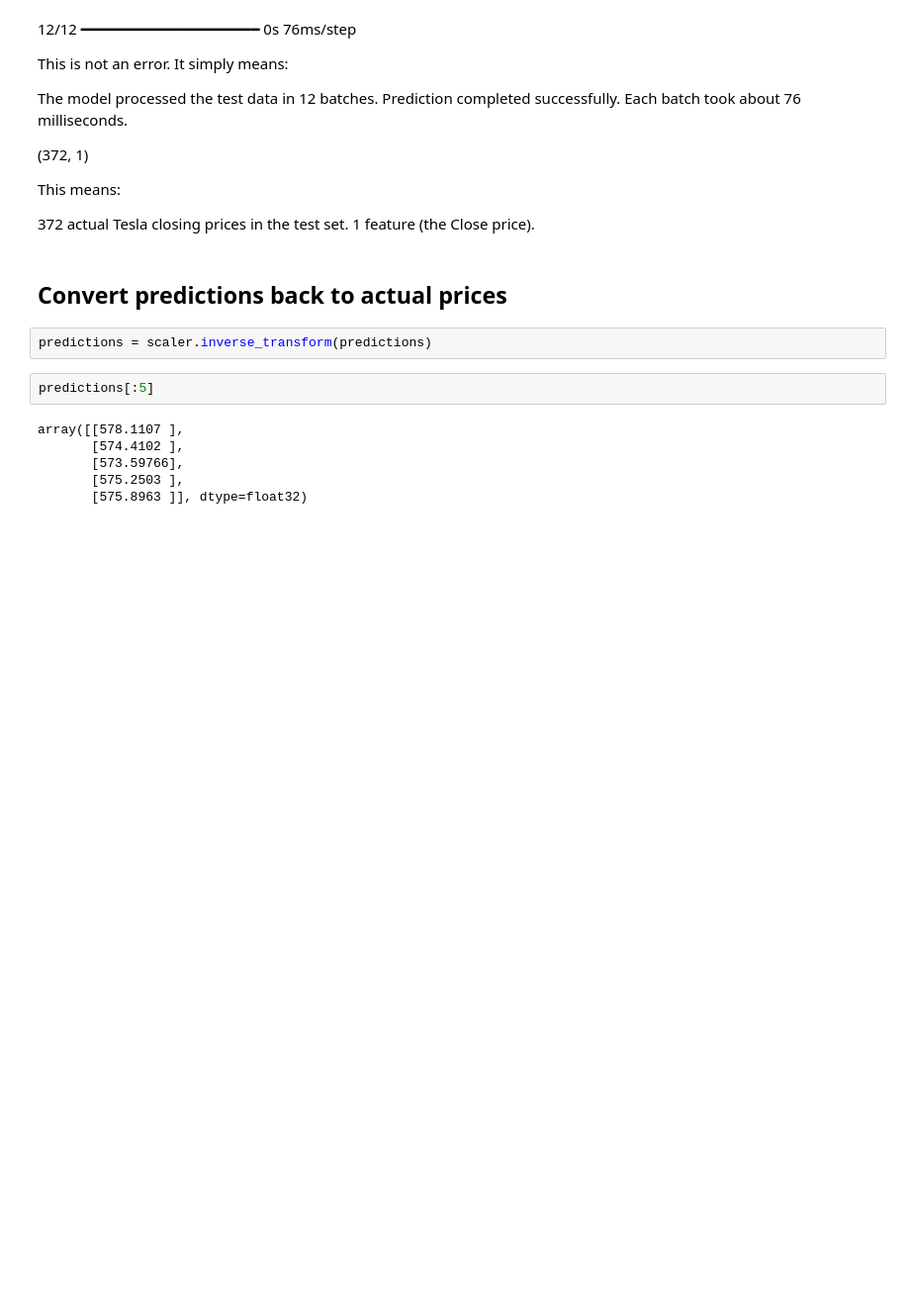
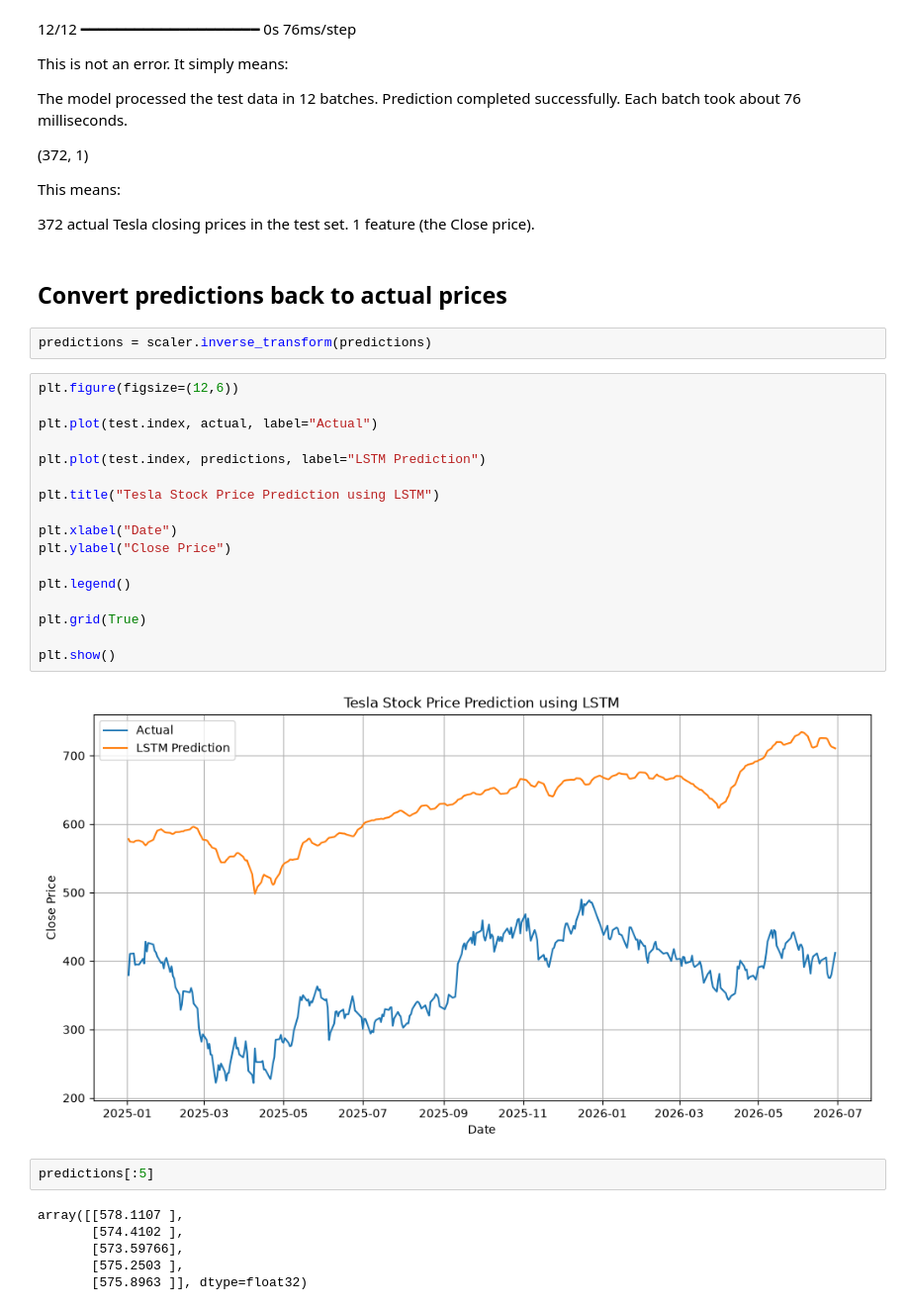
Before and after one commit to hawaebrahimhamid-png/portfolio-optimization, a Jupyter notebook: notebooks/task2_modeling.ipynb, the cells around one changed output. Shown at 99% size. Drawn from its saved outputs; the diff is of its cells as text; blank space fills up the shorter version.

```diff
--- a/notebooks/task2_modeling.ipynb
+++ b/notebooks/task2_modeling.ipynb
@@ -755,6 +660,25 @@ This means:
 ## Convert predictions back to actual prices
 # %%
 predictions = scaler.inverse_transform(predictions)
+# %%
+plt.figure(figsize=(12,6))
+
+plt.plot(test.index, actual, label="Actual")
+
+plt.plot(test.index, predictions, label="LSTM Prediction")
+
+plt.title("Tesla Stock Price Prediction using LSTM")
+
+plt.xlabel("Date")
+plt.ylabel("Close Price")
+
+plt.legend()
+
+plt.grid(True)
+
+plt.show()
+# %% [output]
+[figure, added]
 # %%
 predictions[:5]
 # %% [output]
```
Also changed, not shown: parts of 26 cells of this notebook, 5 other files.
